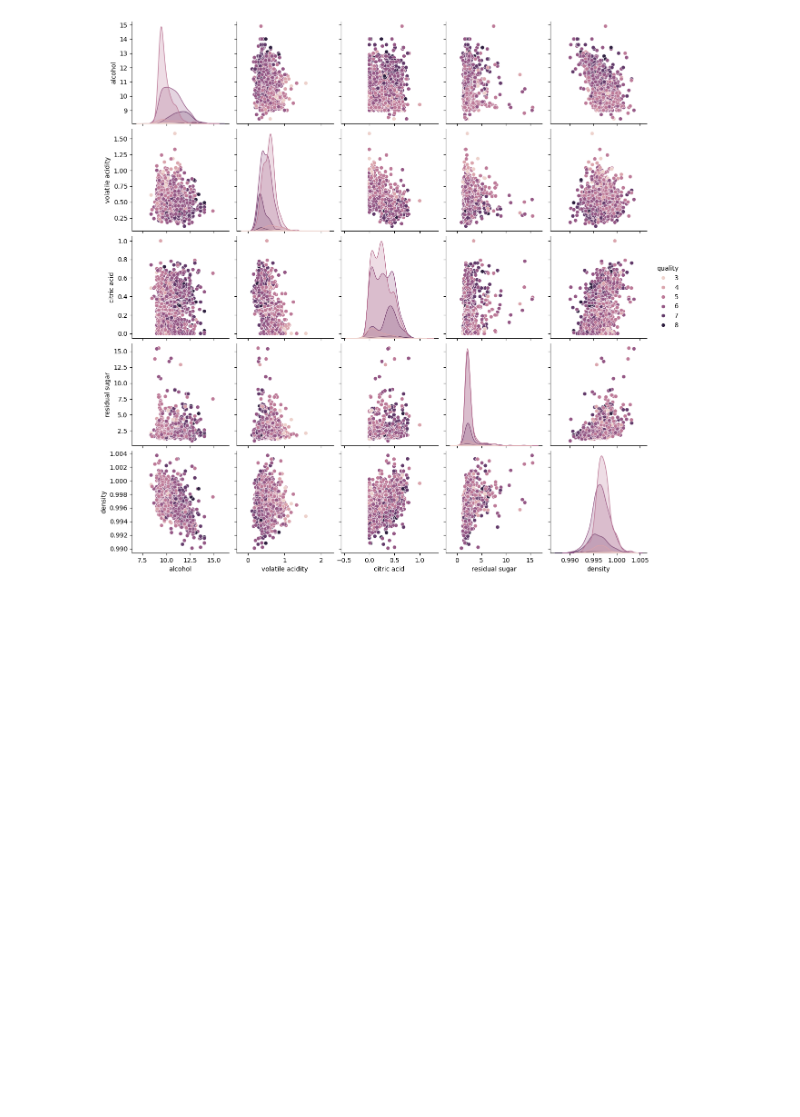
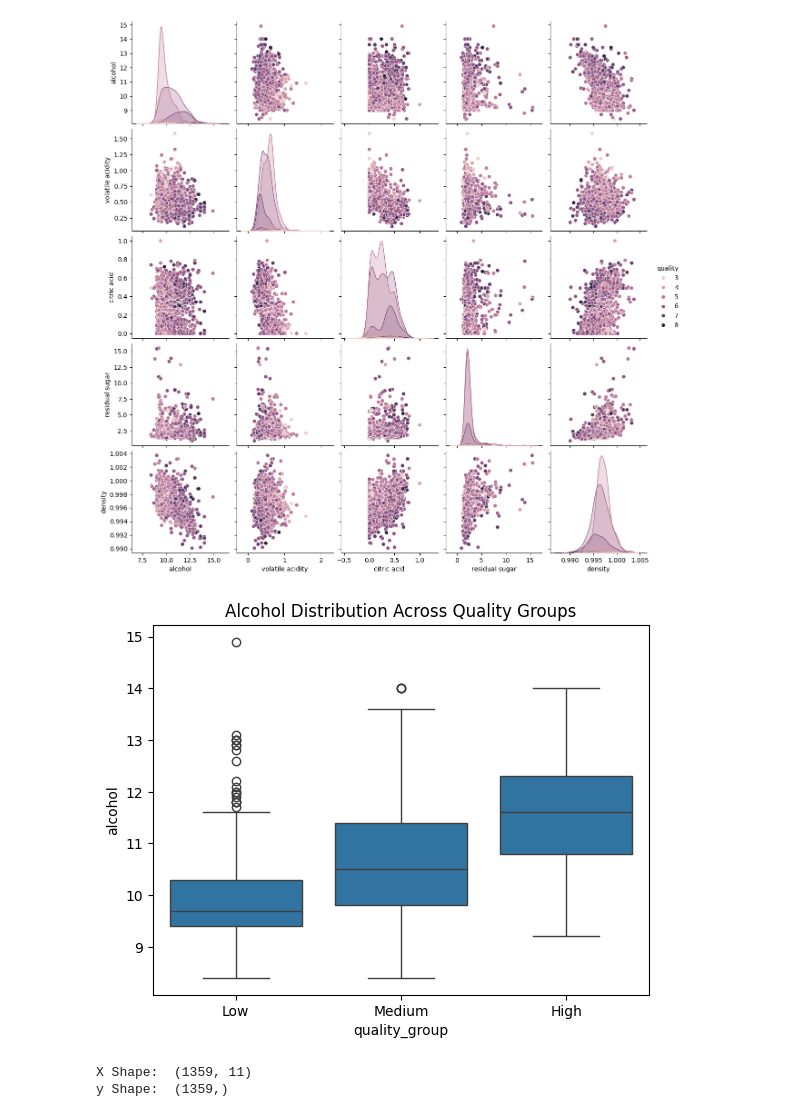
Before and after one commit to lokikun-glitch/Machine-Learning-Projects, a Jupyter notebook: PRAC4.ipynb, the cells around one changed output. Drawn from its saved outputs; the diff is of its cells as text; code cells hidden in the pictures; blank space fills up the shorter version.

```diff
--- a/PRAC4.ipynb
+++ b/PRAC4.ipynb
@@ -234,3 +236,12 @@ sns.pairplot(df[selected], hue='quality')
 plt.show()
 # %% [output]
 [figure]
+# %%
+#Multivariate Analysis Using Quality Groups
+df['quality_group']=pd.cut(df['quality'], bins=[0, 5, 6, 10], labels=['Low', 'Medium', 'High'])
+# %%
+sns.boxplot(x='quality_group', y='alcohol', data=df)
+plt.title('Alcohol Distribution Across Quality Groups')
+plt.show()
+# %% [output]
+[figure, added]
@@ -236,0 +255,6 @@ plt.show()
+# %%
+print("X Shape: ", X.shape)
+print("y Shape: ", y.shape)
+# %% [output]
+X Shape:  (1359, 11)
+y Shape:  (1359,)
```
Also changed, not shown: parts of 25 cells of this notebook.
